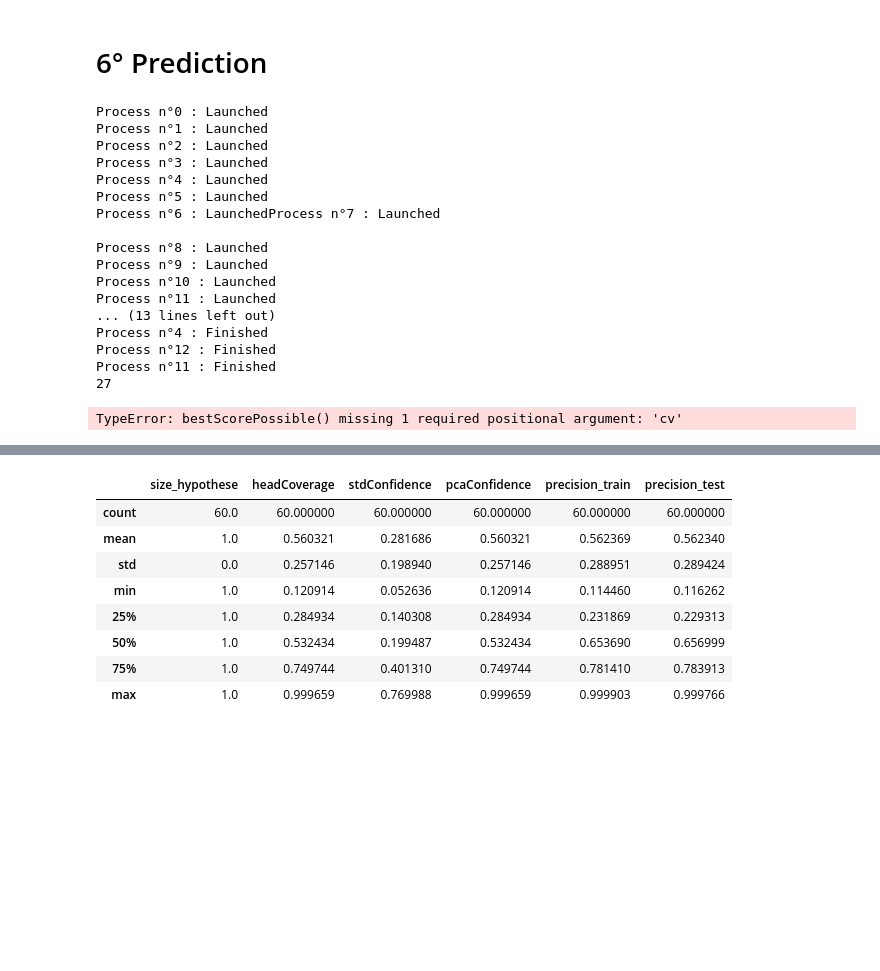
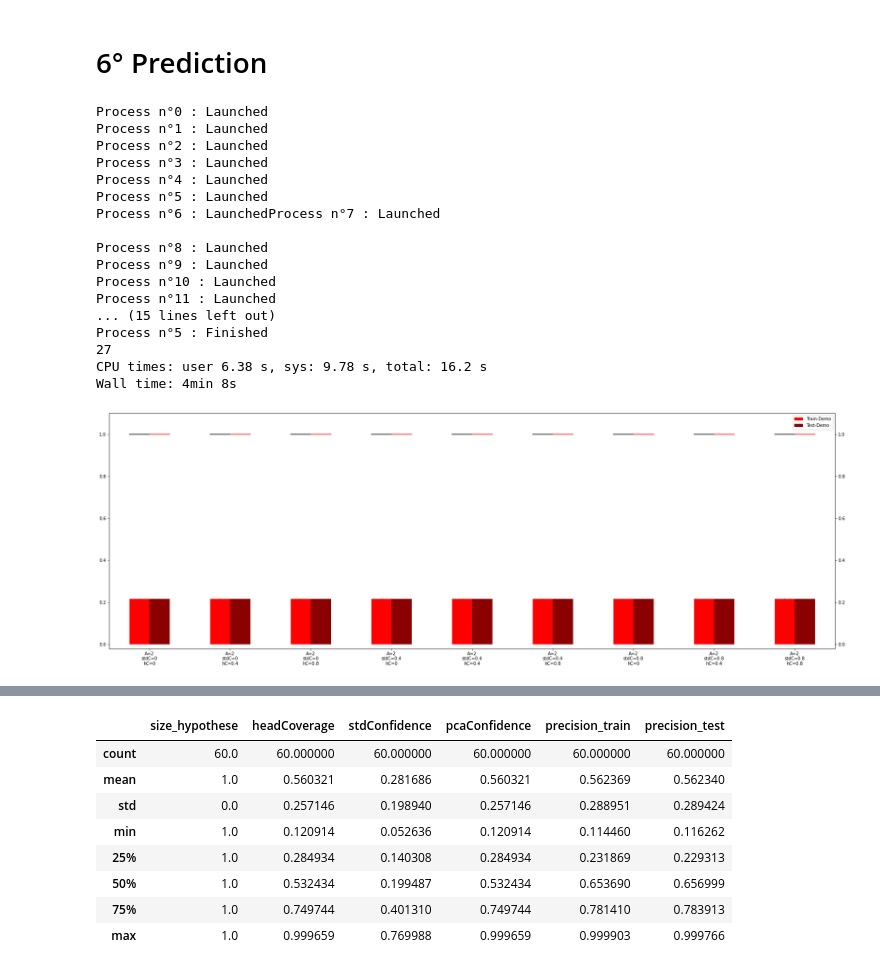
Before and after one commit to Fukoros/Stage, a Jupyter notebook: notebooks_mini_loans/DT_Tree_GT_LT.ipynb, the cells around one changed output, grey strips where cells are left out. Drawn from its saved outputs; the diff is of its cells as text; code cells hidden in the pictures; blank space fills up the shorter version.

```diff
--- a/notebooks_mini_loans/DT_Tree_GT_LT.ipynb
+++ b/notebooks_mini_loans/DT_Tree_GT_LT.ipynb
@@ -77,6 +77,8 @@ data_raw = data.drop(columns=["name"])
 false_data = data_raw[data_raw["approval"] == " false"]
 true_data = data_raw[data_raw["approval"] == " true"]
 data_equilibrium = true_data.append(false_data.sample(n=len(true_data)))
+
+nb_launch_tree = 10
 # %%
 %%time
 
@@ -96,22 +98,29 @@ def returnSplitValue(stringToSplit):
 
 
 best_threshold = []
-for key in data_equilibrium.keys():
+for key in data.drop(columns=["name"]).columns:
     if key != "approval":
+        res_accuracy_train = []
+        res_accuracy_test = []
+        model = None
         print("\t\t"+key)
-        X = data_equilibrium[[key]]
+        for i in range(nb_launch_tree):
+            data_equilibrium = true_data.append(false_data.sample(n=len(true_data)))
+            X = data_equilibrium[[key]]
 
-        Y = data_equilibrium["approval"]
+            Y = data_equilibrium["approval"]
 
-        X_train, X_test, y_train, y_test = train_test_split(X, Y, test_size=0.33, random_state=42)
+            X_train, X_test, y_train, y_test = train_test_split(X, Y, test_size=0.33)
 
-        model = tree.DecisionTreeClassifier(max_depth=1)
-        model.fit(X_train, y_train)
+            model = tree.DecisionTreeClassifier(max_depth=1)
+            model.fit(X_train, y_train)
 
-        print(f"Train Score : {accuracy_score(y_train, model.predict(X_train))}")
-        print(f"Test Score : {accuracy_score(y_test, model.predict(X_test))}")
+            res_accuracy_train.append(accuracy_score(y_train, model.predict(X_train)))
+            res_accuracy_test.append(accuracy_score(y_test, model.predict(X_test)))
+        print(f"Train Score : {np.mean(res_accuracy_train)}")
+        print(f"Test Score : {np.mean(res_accuracy_test)}")
 
-        if accuracy_score(y_train, model.predict(X_train)) > 0.8 and accuracy_score(y_test, model.predict(X_test)) > 0.8:
+        if np.mean(res_accuracy_train) > limit_tree and np.mean(res_accuracy_test) > limit_tree:
             best_threshold.append((key,)+ returnSplitValue(tree.export_text(model, spacing=1, feature_names=[key]).split("\n")[0]))
 print(best_threshold)
 # %% [output]
@@ -342,36 +351,36 @@ to_print_std_save = []
 # %%
 %%time
 
 # prediction_per_rules_count, prediction_per_rules_raw = prediction_test(root, cv, new_dfs, democracy_proportional, indexes, True)
 prediction_per_rules_count, prediction_per_rules_raw, rules_used = prediction_test(root, cv, new_dfs, democracy, indexes, True)
 
 accuracy_prediction = compute_accuracy_prediction(prediction_per_rules_raw, df, indexes)
 
 to_print, to_print_std = mean_and_std_vote(accuracy_prediction, "Demo", cv)
 to_print_save.append(to_print)
 to_print_std_save.append(to_print_std)
 
-max_possible = bestScorePossible(prediction_per_rules_count)
+max_possible = bestScorePossible(prediction_per_rules_count, cv)
 print_accuracy(to_print_save[-1], to_print_std_save[-1], max_possible, colors_to_print)
 # %% [output]
 Process n°0 : Launched
 Process n°1 : Launched
 Process n°2 : Launched
 Process n°3 : Launched
 Process n°4 : Launched
 Process n°5 : Launched
 Process n°6 : LaunchedProcess n°7 : Launched
 
 Process n°8 : Launched
 Process n°9 : Launched
 Process n°10 : Launched
 Process n°11 : Launched
-... (13 lines left out)
-Process n°4 : Finished
-Process n°12 : Finished
-Process n°11 : Finished
+... (15 lines left out)
+Process n°5 : Finished
 27
+CPU times: user 6.38 s, sys: 9.78 s, total: 16.2 s
+Wall time: 4min 8s
-TypeError: bestScorePossible() missing 1 required positional argument: 'cv'
+[figure, added]
 # %%
 %%time
 
```
Also changed, not shown: parts of 5 cells of this notebook, 2 other files.
